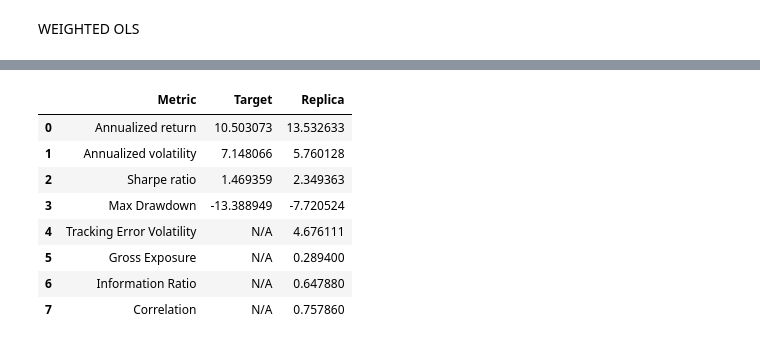
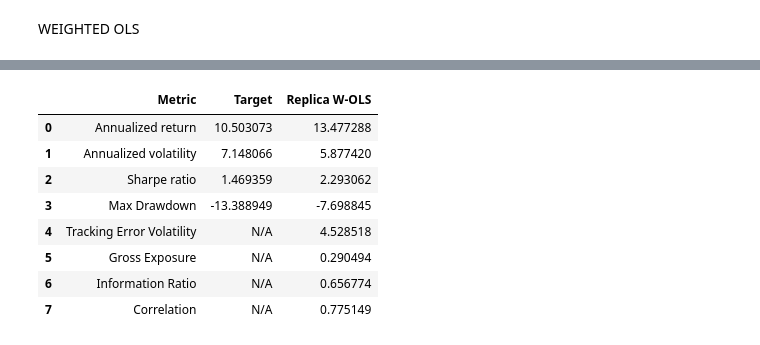
Before and after one commit to tommybaresi-creator/fintech-group-work, a Jupyter notebook: BusinessCase3/StatisticalModels.ipynb, the cells around one changed output, grey strips where cells are left out. Saved outputs shown, nothing was run; the diff lists cells and outputs as text; code cells hidden in the pictures.

```diff
--- a/BusinessCase3/StatisticalModels.ipynb
+++ b/BusinessCase3/StatisticalModels.ipynb
@@ -187,3 +147,15 @@ def information_ratio(returns_replica, returns_target):
         return np.nan
 
     return excess_return / tracking_error
+
+def compute_metrics(y_pred, y_true, weights):
+    return [
+        annual_return(y_pred) * 100,
+        volatility(y_pred) * 100,
+        sharpe_ratio(y_pred),
+        max_drawdown(y_pred) * 100,
+        tracking_error_volatility(y_pred, y_true) * 100,
+        gross_exposure(weights),
+        information_ratio(y_pred, y_true),
+        correlation(y_pred, y_true)
+    ]
@@ -1222,8 +1043,4 @@ WEIGHTED OLS
 # %%
-def exponential_weights(window_size, lambda_=0.94):
-    weights = np.array([lambda_ ** (window_size - 1 - i) for i in range(window_size)])
-    return weights
-
 rolling_window = 26
 
 predicted_returns_train = []
@@ -1237,7 +1054,7 @@ for i in range(len(X_train_scaled) - rolling_window - 1):
     Y_window = Y_train.iloc[i : i + rolling_window]
 
     model = LinearRegression(fit_intercept=False)
-    exp_weights = exponential_weights(window_size=rolling_window, lambda_=0.94)
+    exp_weights = exponential_weights(window_size=rolling_window, lambda_=best_lambda)
     model.fit(X_window, Y_window, sample_weight=exp_weights)
 
     current_weights = model.coef_
@@ -1268,7 +1085,7 @@ for j in range(n_train, len(X_all_scaled) - 1):
     Y_window = Y_all.iloc[j - rolling_window : j]
 
     model = LinearRegression(fit_intercept=False)
-    exp_weights = exponential_weights(window_size=rolling_window, lambda_=0.94)
+    exp_weights = exponential_weights(window_size=rolling_window, lambda_=best_lambda)
     model.fit(X_window, Y_window, sample_weight=exp_weights)
 
     current_weights = model.coef_
@@ -1289,42 +1106,39 @@ Y_pred_test  = pd.Series(predicted_returns_test,  index=dates_test)
 # %%
 Y_test_aligned = Y_test.loc[Y_pred_test.index]
 
+metric_names = [
+    'Annualized return',
+    'Annualized volatility',
+    'Sharpe ratio',
+    'Max Drawdown',
+    'Tracking Error Volatility',
+    'Gross Exposure',
+    'Information Ratio',
+    'Correlation'
+]
+
+target_values = [
+    annual_return(Y_test_aligned) * 100,
+    volatility(Y_test_aligned) * 100,
+    sharpe_ratio(Y_test_aligned),
+    max_drawdown(Y_test_aligned) * 100,
+    'N/A', 'N/A', 'N/A', 'N/A'
+]
+
 metrics = pd.DataFrame({
-    'Metric' : ['Annualized return',
-                'Annualized volatility',
-                'Sharpe ratio',
-                'Max Drawdown',
-                'Tracking Error Volatility',
-                'Gross Exposure',
-                'Information Ratio',
-                'Correlation',
-                ],
-    'Target' : [annual_return(Y_test_aligned) * 100,
-                volatility(Y_test_aligned) * 100,
-                sharpe_ratio(Y_test_aligned),
-                max_drawdown(Y_test_aligned) * 100,
-                'N/A',
-                'N/A',
-                'N/A',
-                'N/A'],
-    'Replica': [annual_return(Y_pred_test) * 100,
-                volatility(Y_pred_test) * 100,
-                sharpe_ratio(Y_pred_test),
-                max_drawdown(Y_pred_test) * 100,
-                tracking_error_volatility(Y_pred_test, Y_test_aligned) * 100,
-                gross_exposure(weights_test),
-                information_ratio(Y_pred_test, Y_test_aligned),
-                correlation(Y_pred_test, Y_test_aligned)]
+    'Metric'      : metric_names,
+    'Target'      : target_values,
+    'Replica W-OLS': compute_metrics(Y_pred_test, Y_test_aligned, weights_test)
 })
 
 metrics
 # %% [output]
-|  | Metric | Target | Replica |
-| 0 | Annualized return | 10.503073 | 13.532633 |
-| 1 | Annualized volatility | 7.148066 | 5.760128 |
-| 2 | Sharpe ratio | 1.469359 | 2.349363 |
-| 3 | Max Drawdown | -13.388949 | -7.720524 |
-| 4 | Tracking Error Volatility | N/A | 4.676111 |
-| 5 | Gross Exposure | N/A | 0.289400 |
-| 6 | Information Ratio | N/A | 0.647880 |
-| 7 | Correlation | N/A | 0.757860 |
+|  | Metric | Target | Replica W-OLS |
+| 0 | Annualized return | 10.503073 | 13.477288 |
+| 1 | Annualized volatility | 7.148066 | 5.877420 |
+| 2 | Sharpe ratio | 1.469359 | 2.293062 |
+| 3 | Max Drawdown | -13.388949 | -7.698845 |
+| 4 | Tracking Error Volatility | N/A | 4.528518 |
+| 5 | Gross Exposure | N/A | 0.290494 |
+| 6 | Information Ratio | N/A | 0.656774 |
+| 7 | Correlation | N/A | 0.775149 |
```
Also changed, not shown: parts of 69 cells of this notebook.
